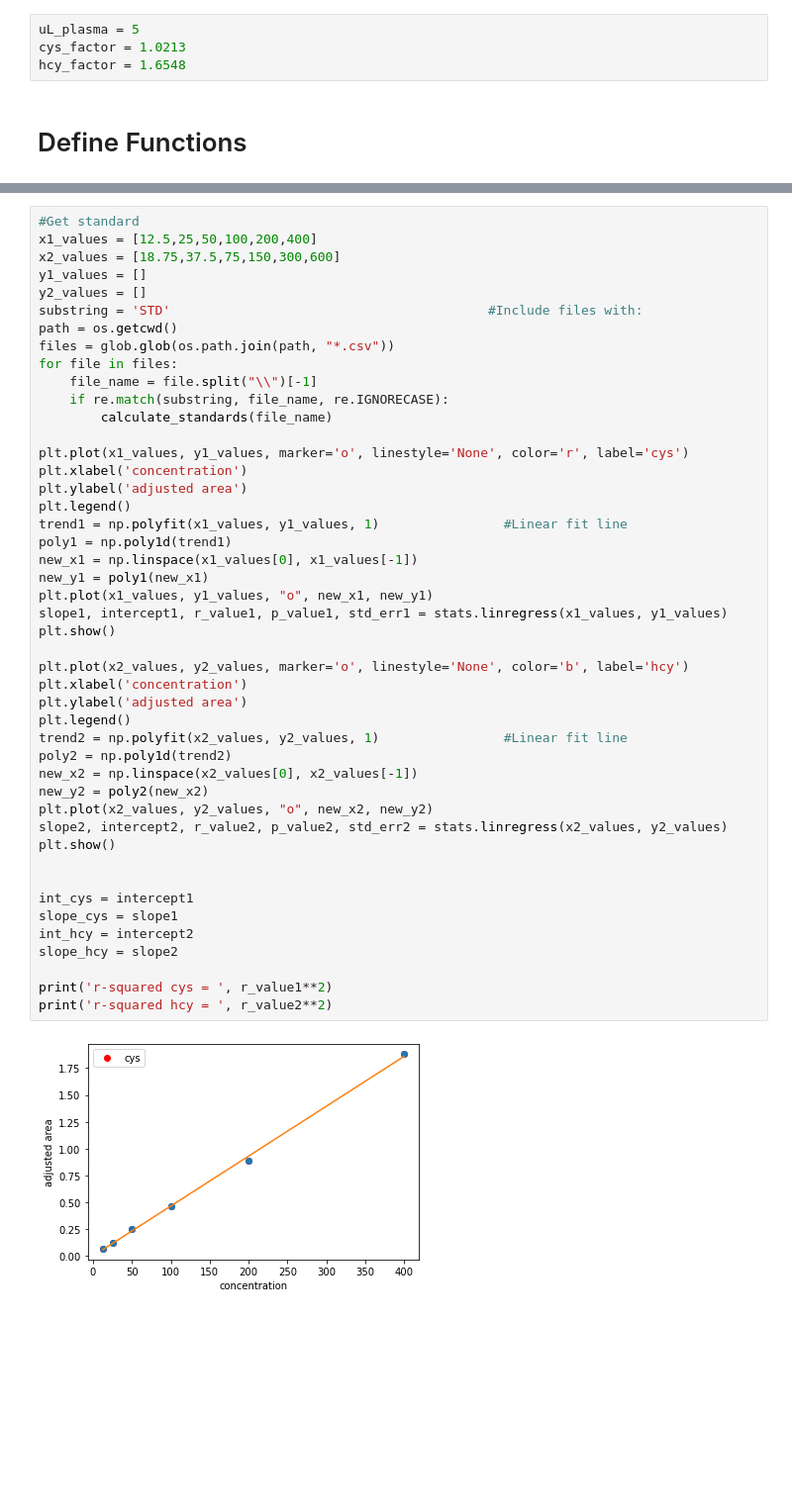
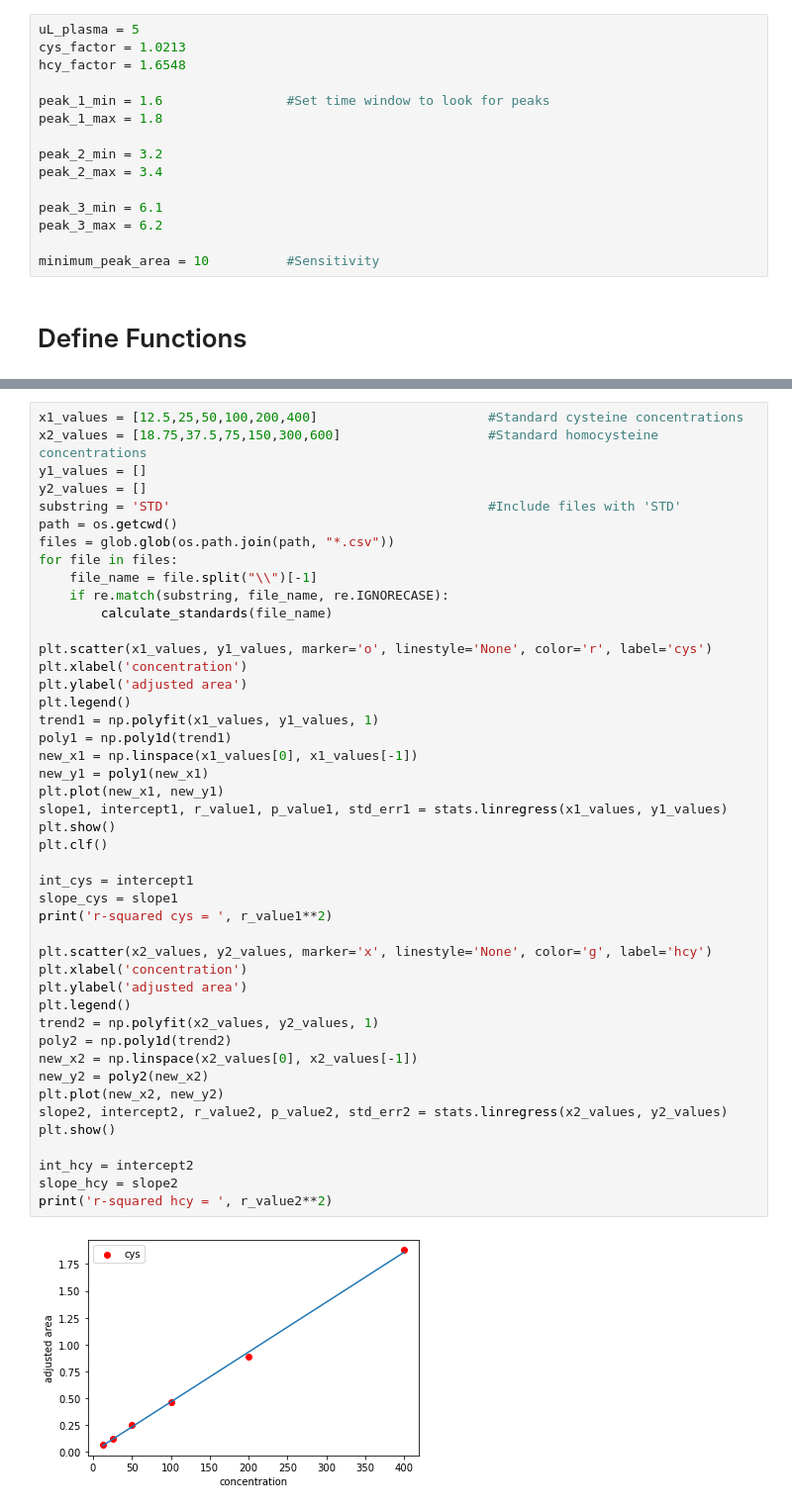
Before and after one commit to pdneill11/Metabolomics-Code, a Jupyter notebook: HPLC-Code.ipynb, the cells around one changed output, grey strips where cells are left out. Shown: that part at 99% size. Drawn from its saved outputs; the diff is of its cells as text; blank space fills up the shorter version.

```diff
--- a/HPLC-Code.ipynb
+++ b/HPLC-Code.ipynb
@@ -18,6 +18,17 @@ from scipy import stats
 uL_plasma = 5
 cys_factor = 1.0213
 hcy_factor = 1.6548
+
+peak_1_min = 1.6                #Set time window to look for peaks
+peak_1_max = 1.8
+
+peak_2_min = 3.2
+peak_2_max = 3.4
+
+peak_3_min = 6.1
+peak_3_max = 6.2
+
+minimum_peak_area = 10          #Sensitivity
 # %% [markdown]
 # Define Functions
 # %%
@@ -132,48 +130,47 @@ def calculate_HPLC_results(file_name):
 # %%
-#Get standard
-x1_values = [12.5,25,50,100,200,400]
-x2_values = [18.75,37.5,75,150,300,600]
+x1_values = [12.5,25,50,100,200,400]                      #Standard cysteine concentrations
+x2_values = [18.75,37.5,75,150,300,600]                   #Standard homocysteine concentrations
 y1_values = []
 y2_values = []
-substring = 'STD'                                         #Include files with:
+substring = 'STD'                                         #Include files with 'STD'
 path = os.getcwd()
 files = glob.glob(os.path.join(path, "*.csv"))
 for file in files:
     file_name = file.split("\\")[-1]
     if re.match(substring, file_name, re.IGNORECASE):
         calculate_standards(file_name)
 
-plt.plot(x1_values, y1_values, marker='o', linestyle='None', color='r', label='cys')
+plt.scatter(x1_values, y1_values, marker='o', linestyle='None', color='r', label='cys')
 plt.xlabel('concentration')
 plt.ylabel('adjusted area')
 plt.legend()
-trend1 = np.polyfit(x1_values, y1_values, 1)                #Linear fit line
+trend1 = np.polyfit(x1_values, y1_values, 1)
 poly1 = np.poly1d(trend1)
 new_x1 = np.linspace(x1_values[0], x1_values[-1])
 new_y1 = poly1(new_x1)
-plt.plot(x1_values, y1_values, "o", new_x1, new_y1)
+plt.plot(new_x1, new_y1)
 slope1, intercept1, r_value1, p_value1, std_err1 = stats.linregress(x1_values, y1_values)
 plt.show()
+plt.clf()
 
-plt.plot(x2_values, y2_values, marker='o', linestyle='None', color='b', label='hcy')
+int_cys = intercept1
+slope_cys = slope1
+print('r-squared cys = ', r_value1**2)
+
+plt.scatter(x2_values, y2_values, marker='x', linestyle='None', color='g', label='hcy')
 plt.xlabel('concentration')
 plt.ylabel('adjusted area')
 plt.legend()
-trend2 = np.polyfit(x2_values, y2_values, 1)                #Linear fit line
+trend2 = np.polyfit(x2_values, y2_values, 1)
 poly2 = np.poly1d(trend2)
 new_x2 = np.linspace(x2_values[0], x2_values[-1])
 new_y2 = poly2(new_x2)
-plt.plot(x2_values, y2_values, "o", new_x2, new_y2)
+plt.plot(new_x2, new_y2)
 slope2, intercept2, r_value2, p_value2, std_err2 = stats.linregress(x2_values, y2_values)
 plt.show()
 
-
-int_cys = intercept1
-slope_cys = slope1
 int_hcy = intercept2
 slope_hcy = slope2
-
-print('r-squared cys = ', r_value1**2)
 print('r-squared hcy = ', r_value2**2)
 # %% [output]
-[figure, old version]
+[figure, new version]
```
Also changed, not shown: parts of 8 cells of this notebook.
